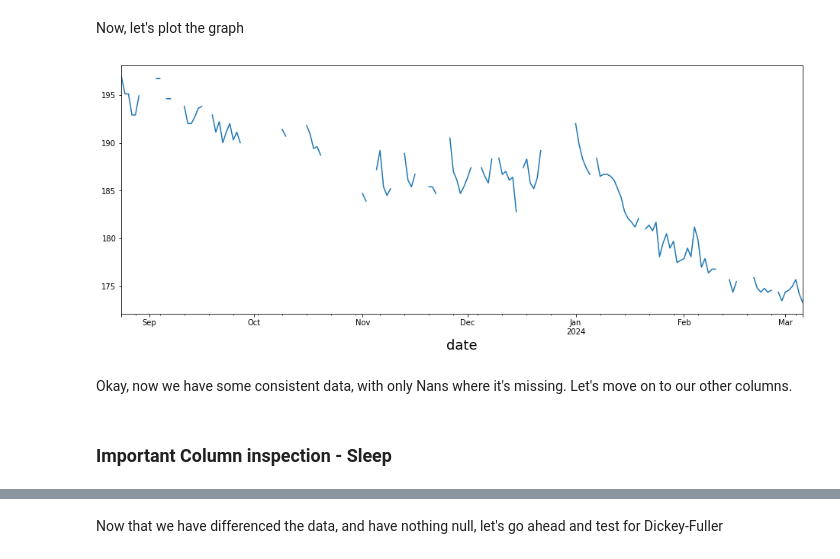
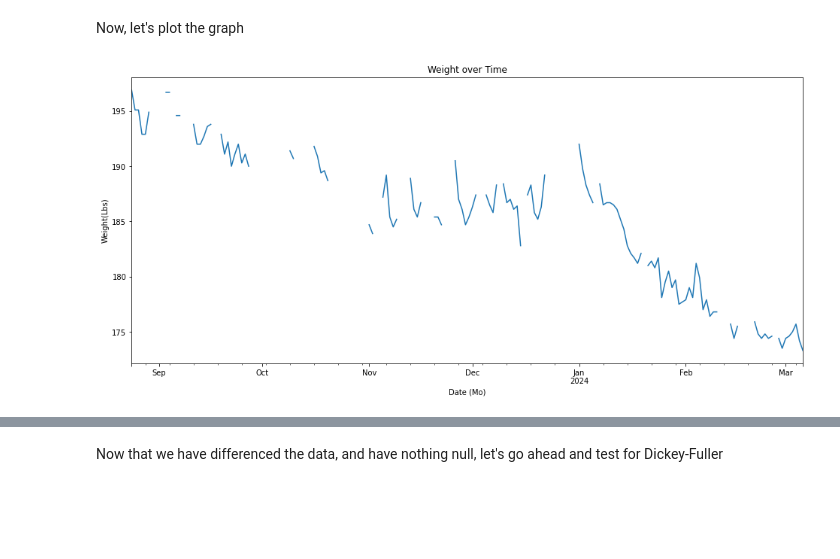
Before and after one commit to bennettandrewm/guess_my_weight, a Jupyter notebook: guess_my_weight_notebook-6-8.ipynb, the cells around one changed output, grey strips where cells are left out. Drawn from its saved outputs; the diff is of its cells as text; code cells hidden in the pictures; blank space fills up the shorter version.

```diff
--- a/guess_my_weight_notebook-6-8.ipynb
+++ b/guess_my_weight_notebook-6-8.ipynb
@@ -85,5 +99,5 @@ import seaborn as sns
 # %%
-df = pd.read_csv('content/guess-my-weight-4-25/merge_health_4_25.csv')
+df = pd.read_csv('/content/guess-my-weight-4-25/merge_health_4_25.csv')
 # %%
 df
 # %% [output]
@@ -162,0 +322,3 @@ We have a few issues to resolve. The biggest issue is the number of zero entries
+# %%
+#create a sleep column
+col_sleep = ['SleepAnalysis_AsleepDeep_hrs', 'SleepAnalysis_AsleepCore_hrs', 'SleepAnalysis_AsleepREM_hrs', 'SleepAnalysis_Awake_hrs']
@@ -174,11 +474,10 @@ df.loc[df['BodyMass_lb'] == 388.5,'BodyMass_lb'] = np.nan
 # %% [markdown]
 Now, let's plot the graph
 # %%
-df['BodyMass_lb'].plot(figsize = (16,6));
+df['BodyMass_lb'].plot(figsize = (16,7));
+plt.xlabel('Date (Mo)')
+plt.ylabel('Weight(Lbs)')
+plt.title('Weight over Time')
 plt.show()
 # %% [output]
-[figure, old version]
+[figure, new version]
-# %% [markdown]
-Okay, now we have some consistent data, with only Nans where it's missing. Let's move on to our other columns.
-# %% [markdown]
-### Important Column inspection - Sleep
```
Also changed, not shown: parts of 249 cells of this notebook.
